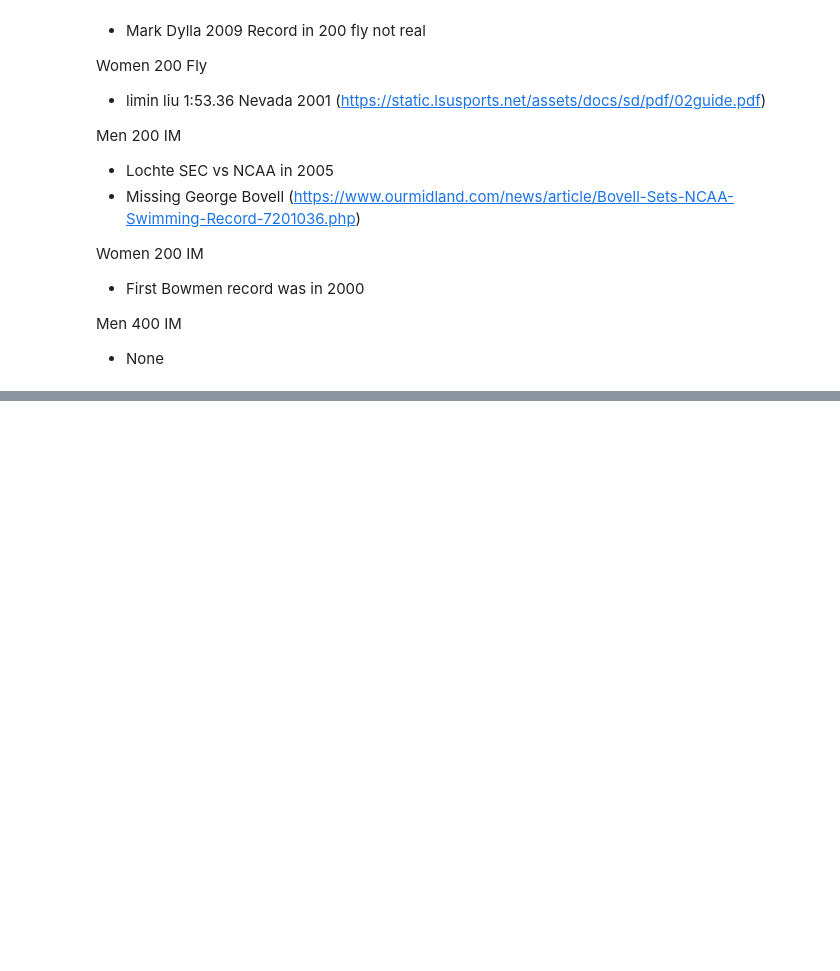
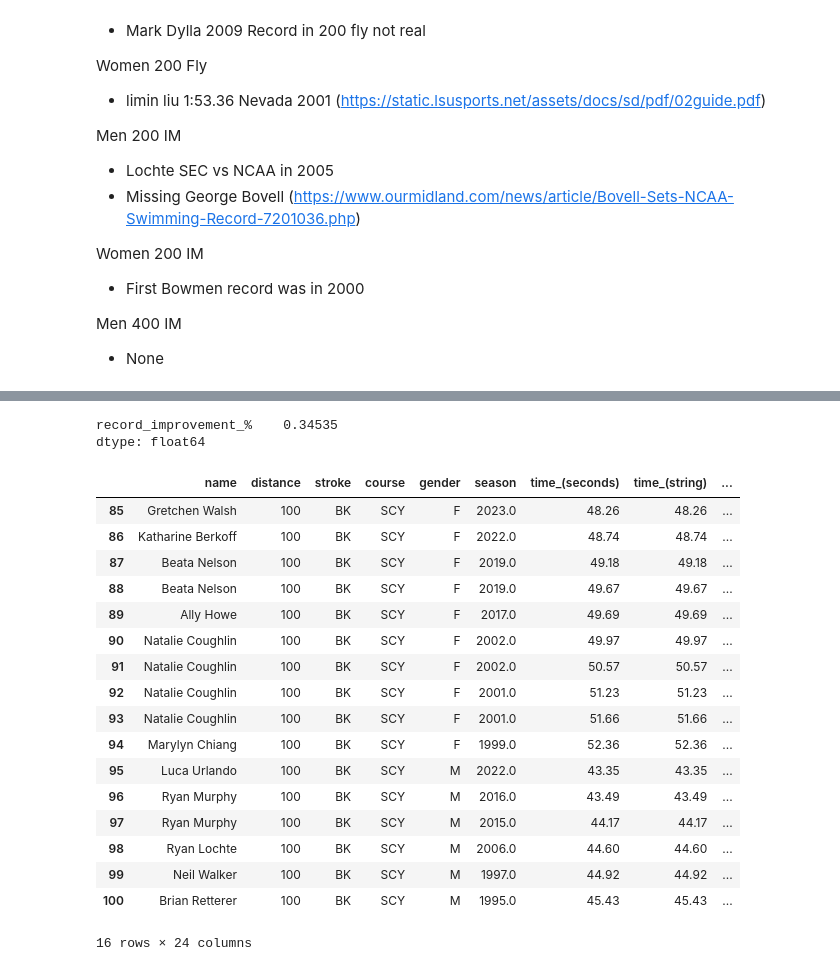
Before and after one commit to KendrickMcD/NCAA_Swimming_Analysis, a Jupyter notebook: notebooks/Testing_Noteobook.ipynb, the cells around one changed output, grey strips where cells are left out. Saved outputs shown, nothing was run; the diff lists cells and outputs as text; code cells hidden in the pictures; blank space fills up the shorter version.

```diff
--- a/notebooks/Testing_Noteobook.ipynb
+++ b/notebooks/Testing_Noteobook.ipynb
@@ -159,3 +159,5 @@ total_records.to_excel('ncaa_record_progression.xlsx', index=False)
+# %%
+total_records = pd.read_csv('ncaa_record_progression.csv')
 # %%
 import matplotlib.pyplot as plt
 
@@ -193,0 +184,9 @@ plt.show()
+# %%
+df = total_records.copy()
+df = df[df['season'] == 2012].mean(numeric_only=True)
+df = df[['record_improvement_%']]
+
+df
+# %% [output]
+record_improvement_%    0.34535
+dtype: float64
@@ -193,0 +197,21 @@ plt.show()
+# %%
+total_records[total_records['event_id'] == 7]
+# %% [output]
+|  | name | distance | stroke | course | gender | season | time_(seconds) | time_(string) | ... |
+| 85 | Gretchen Walsh | 100 | BK | SCY | F | 2023.0 | 48.26 | 48.26 | ... |
+| 86 | Katharine Berkoff | 100 | BK | SCY | F | 2022.0 | 48.74 | 48.74 | ... |
+| 87 | Beata Nelson | 100 | BK | SCY | F | 2019.0 | 49.18 | 49.18 | ... |
+| 88 | Beata Nelson | 100 | BK | SCY | F | 2019.0 | 49.67 | 49.67 | ... |
+| 89 | Ally Howe | 100 | BK | SCY | F | 2017.0 | 49.69 | 49.69 | ... |
+| 90 | Natalie Coughlin | 100 | BK | SCY | F | 2002.0 | 49.97 | 49.97 | ... |
+| 91 | Natalie Coughlin | 100 | BK | SCY | F | 2002.0 | 50.57 | 50.57 | ... |
+| 92 | Natalie Coughlin | 100 | BK | SCY | F | 2001.0 | 51.23 | 51.23 | ... |
+| 93 | Natalie Coughlin | 100 | BK | SCY | F | 2001.0 | 51.66 | 51.66 | ... |
+| 94 | Marylyn Chiang | 100 | BK | SCY | F | 1999.0 | 52.36 | 52.36 | ... |
+| 95 | Luca Urlando | 100 | BK | SCY | M | 2022.0 | 43.35 | 43.35 | ... |
+| 96 | Ryan Murphy | 100 | BK | SCY | M | 2016.0 | 43.49 | 43.49 | ... |
+| 97 | Ryan Murphy | 100 | BK | SCY | M | 2015.0 | 44.17 | 44.17 | ... |
+| 98 | Ryan Lochte | 100 | BK | SCY | M | 2006.0 | 44.60 | 44.60 | ... |
+| 99 | Neil Walker | 100 | BK | SCY | M | 1997.0 | 44.92 | 44.92 | ... |
+| 100 | Brian Retterer | 100 | BK | SCY | M | 1995.0 | 45.43 | 45.43 | ... |
+16 rows × 24 columns
```
Also changed, not shown: parts of 6 cells of this notebook, 5 other files.
